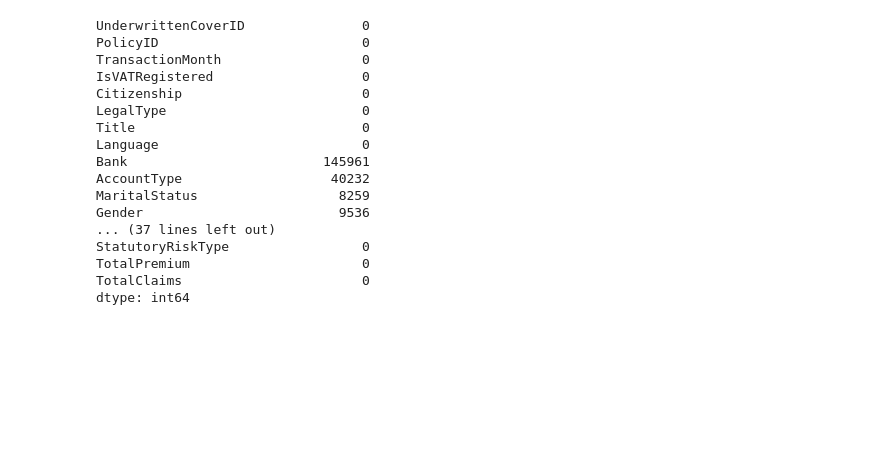
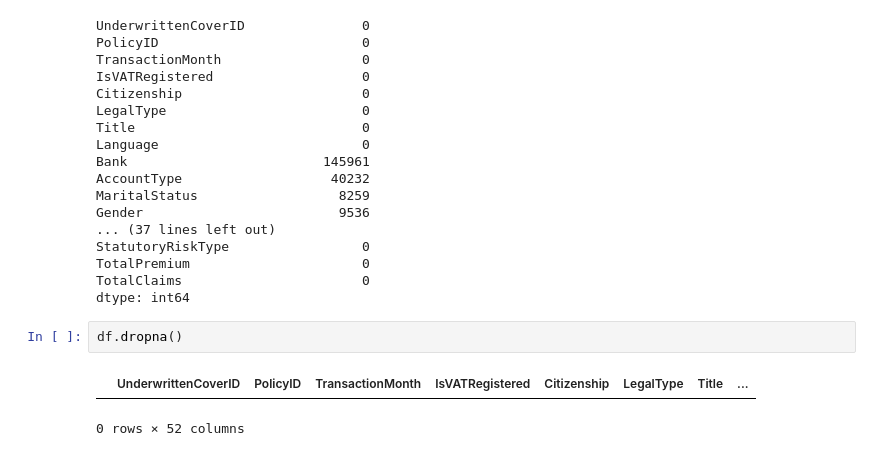
Before and after one commit to Akeab-tame/Week-03--Insurance-Solutions, a Jupyter notebook: notebooks/EDA.ipynb, the cells around one changed output. Drawn from its saved outputs; the diff is of its cells as text; blank space fills up the shorter version.

```diff
--- a/notebooks/EDA.ipynb
+++ b/notebooks/EDA.ipynb
@@ -130,3 +138,8 @@ StatutoryRiskType                 0
 TotalPremium                      0
 TotalClaims                       0
 dtype: int64
+# %%
+df.dropna()
+# %% [output]
+|  | UnderwrittenCoverID | PolicyID | TransactionMonth | IsVATRegistered | Citizenship | LegalType | Title | ... |
+0 rows × 52 columns
```
Also changed, not shown: parts of 2 cells of this notebook, 2 other files.
